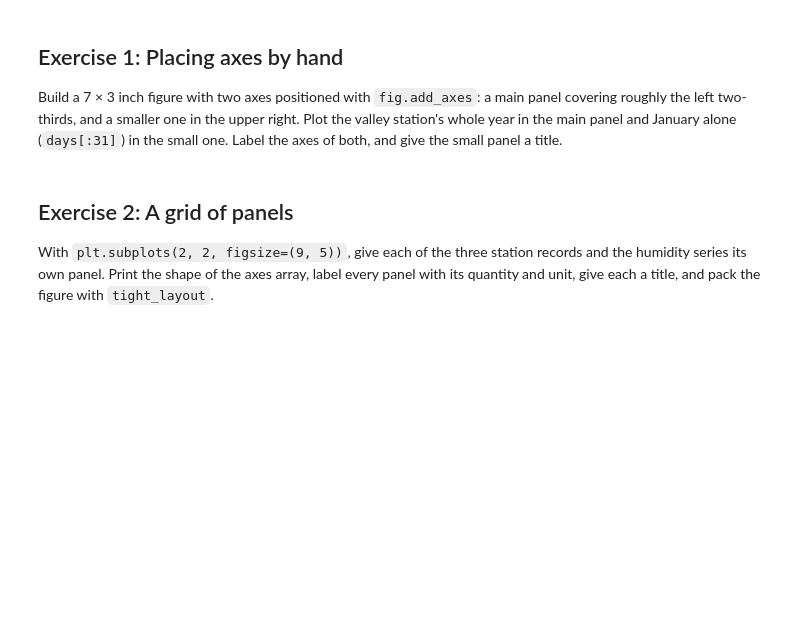
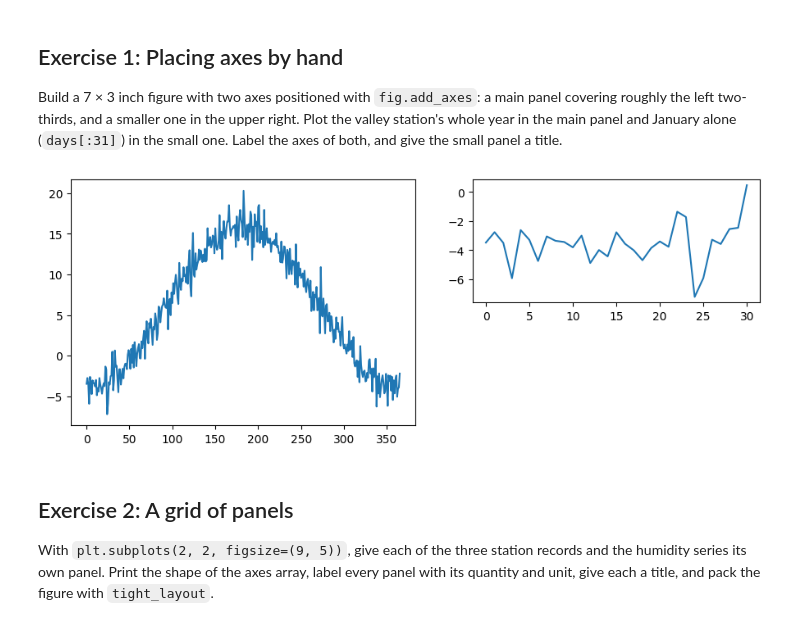
Before and after one commit to Lorena-garciamorais/2026_Intro_Python, a Jupyter notebook: live/part-I/1.4-matplotlib-and-xarray-exercises.ipynb, the cells around one changed output. Drawn from its saved outputs; the diff is of its cells as text; code cells hidden in the pictures; blank space fills up the shorter version.

```diff
--- a/live/part-I/1.4-matplotlib-and-xarray-exercises.ipynb
+++ b/live/part-I/1.4-matplotlib-and-xarray-exercises.ipynb
@@ -52,3 +52,13 @@ both, and give the small panel a title.
+# %%
+# Your solution here
+fig = plt.figure(figsize=(7, 3))
+ax_1 = fig.add_axes([0, 0, 0.6, 1])
+ax_2 = fig.add_axes([0.7, 0.5, 0.5, 0.5])
+ax_1.plot(days, valley_celsius)
+ax_2.plot(days[:31], valley_celsius[:31])
+plt.show()
+# %% [output]
+[figure, added]
 # %% [markdown]
 ## Exercise 2: A grid of panels
 
```
Also changed, not shown: parts of 5 cells of this notebook.
